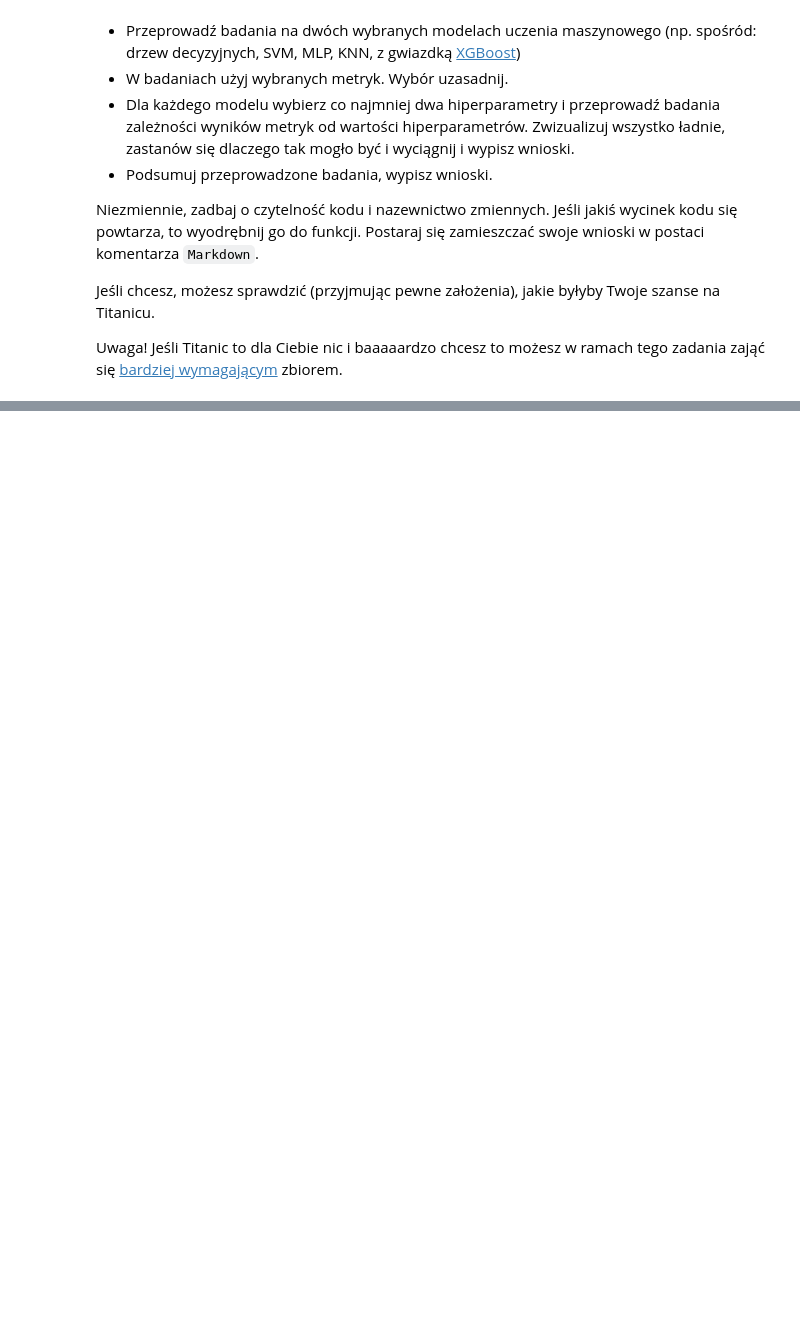
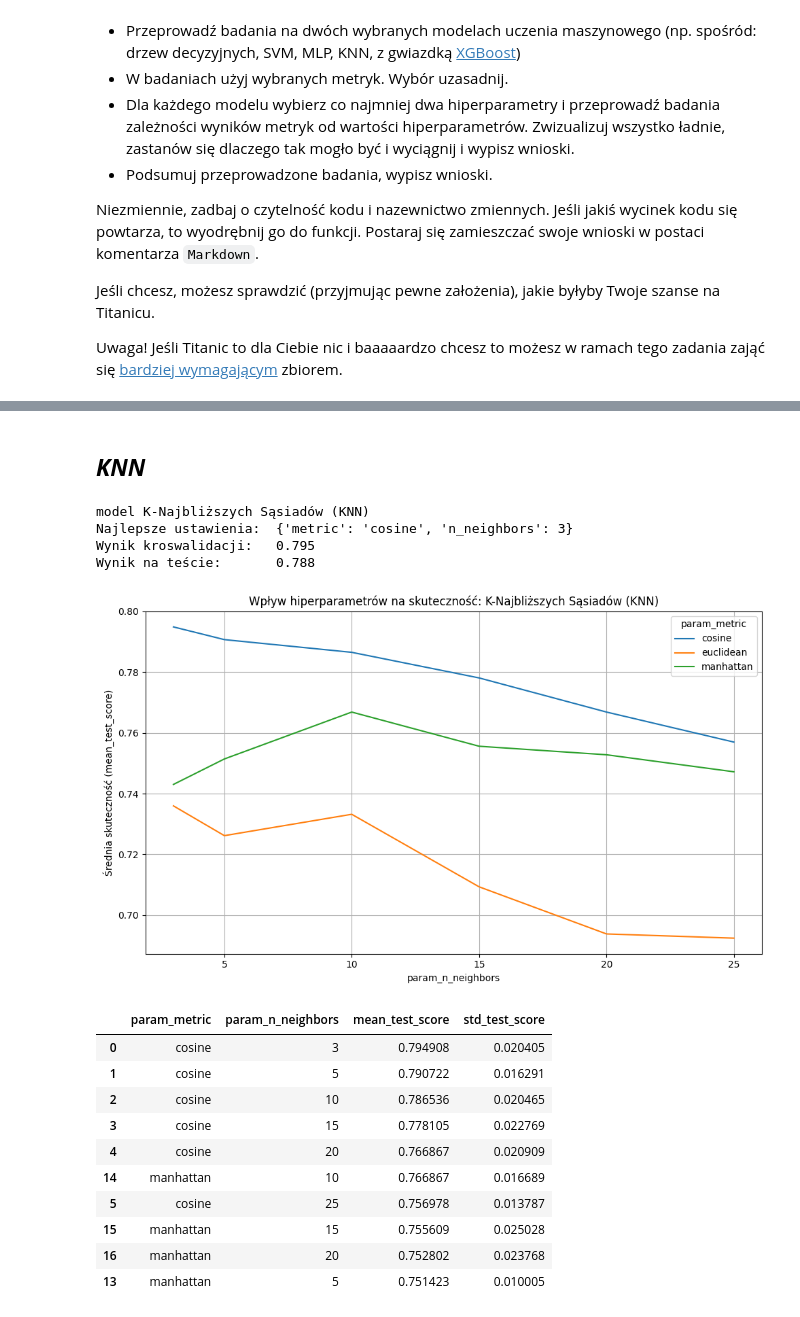
Before and after one commit to Solvro/ml-wakacyjne-wyzwanie-2026, a Jupyter notebook: 02_podstawy_aiml/ML_zadanie.ipynb, the cells around one changed output, grey strips where cells are left out. Cells and saved outputs as stored; diff of their text form; code cells hidden in the pictures; blank space fills up the shorter version.

```diff
--- a/02_podstawy_aiml/ML_zadanie.ipynb
+++ b/02_podstawy_aiml/ML_zadanie.ipynb
@@ -46,0 +294,21 @@ titanic_df['Cabin'].str[0].unique()
+# %% [markdown]
+## ***KNN***
+# %%
+model_test(1, X_train, X_test, y_train, y_test)
+# %% [output]
+model K-Najbliższych Sąsiadów (KNN)
+Najlepsze ustawienia:  {'metric': 'cosine', 'n_neighbors': 3}
+Wynik kroswalidacji:   0.795
+Wynik na teście:       0.788
+[figure, added]
+|  | param_metric | param_n_neighbors | mean_test_score | std_test_score |
+| 0 | cosine | 3 | 0.794908 | 0.020405 |
+| 1 | cosine | 5 | 0.790722 | 0.016291 |
+| 2 | cosine | 10 | 0.786536 | 0.020465 |
+| 3 | cosine | 15 | 0.778105 | 0.022769 |
+| 4 | cosine | 20 | 0.766867 | 0.020909 |
+| 14 | manhattan | 10 | 0.766867 | 0.016689 |
+| 5 | cosine | 25 | 0.756978 | 0.013787 |
+| 15 | manhattan | 15 | 0.755609 | 0.025028 |
+| 16 | manhattan | 20 | 0.752802 | 0.023768 |
+| 13 | manhattan | 5 | 0.751423 | 0.010005 |
```
Also changed, not shown: parts of 32 cells of this notebook, 1 other file.
